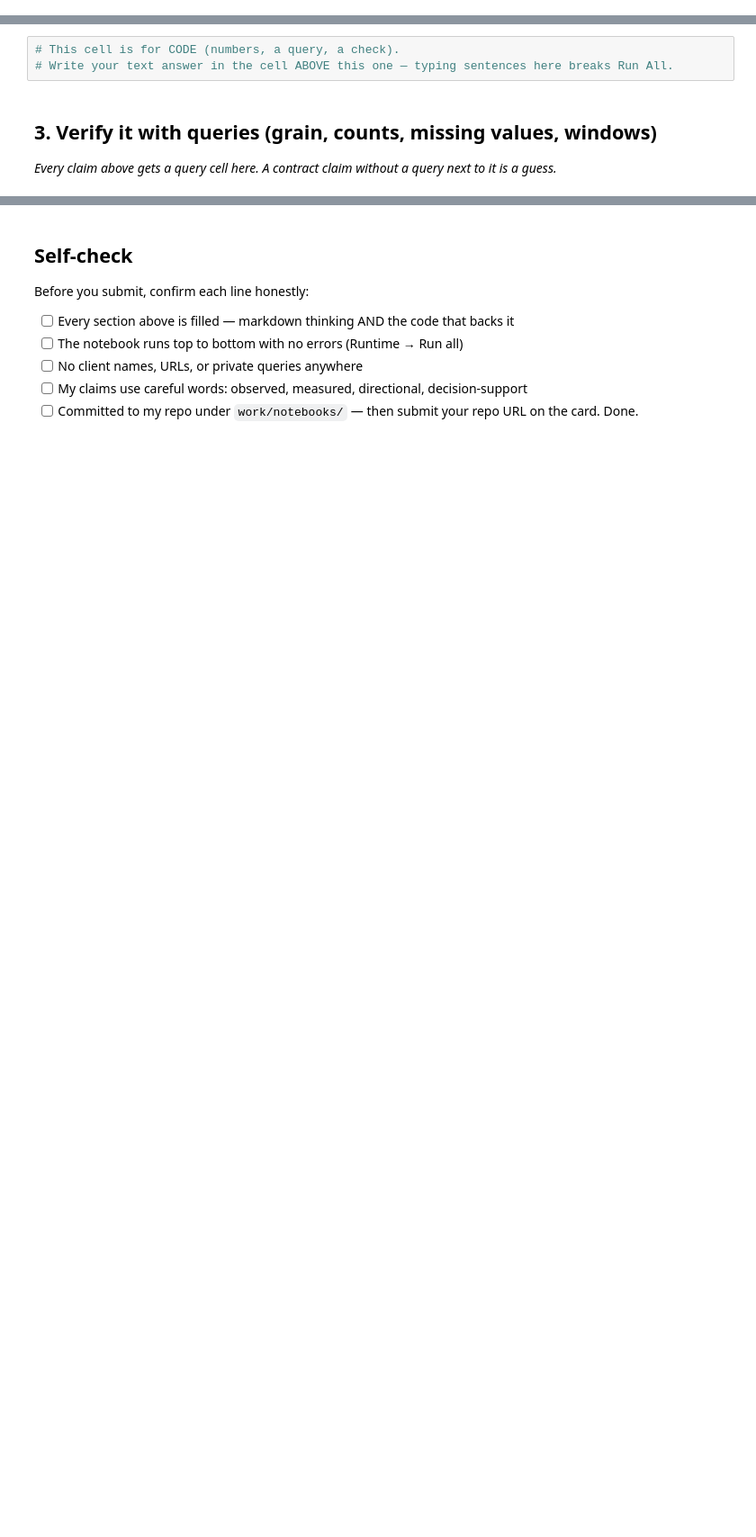
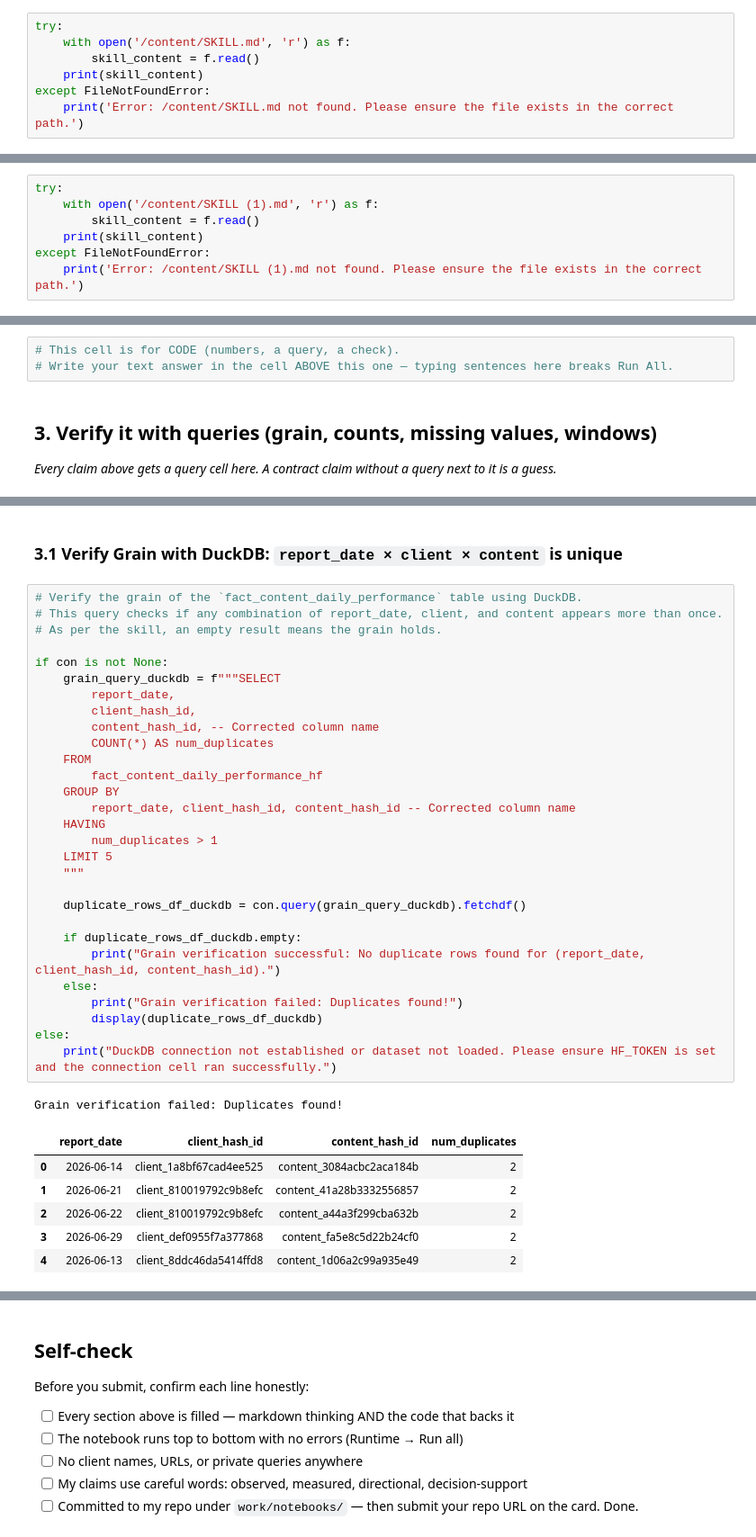
Before and after one commit to shaikhabdullahwaseem17-byte/vigilant-meme, a Jupyter notebook: work/notebooks/w03_data_contract.ipynb, the cells around one changed output, grey strips where cells are left out. Shown at 90% size. Saved outputs shown, nothing was run; the diff lists cells and outputs as text; blank space fills up the shorter version.

```diff
--- a/work/notebooks/w03_data_contract.ipynb
+++ b/work/notebooks/w03_data_contract.ipynb
@@ -12,0 +38,7 @@ This skeleton is yours to fill. Work the sections **in order** — each one has
+# %%
+try:
+    with open('/content/SKILL.md', 'r') as f:
+        skill_content = f.read()
+    print(skill_content)
+except FileNotFoundError:
+    print('Error: /content/SKILL.md not found. Please ensure the file exists in the correct path.')
@@ -12,0 +65,7 @@ This skeleton is yours to fill. Work the sections **in order** — each one has
+# %%
+try:
+    with open('/content/SKILL (1).md', 'r') as f:
+        skill_content = f.read()
+    print(skill_content)
+except FileNotFoundError:
+    print('Error: /content/SKILL (1).md not found. Please ensure the file exists in the correct path.')
@@ -36,0 +244,39 @@ This skeleton is yours to fill. Work the sections **in order** — each one has
+# %% [markdown]
+### 3.1 Verify Grain with DuckDB: `report_date × client × content` is unique
+# %%
+# Verify the grain of the `fact_content_daily_performance` table using DuckDB.
+# This query checks if any combination of report_date, client, and content appears more than once.
+# As per the skill, an empty result means the grain holds.
+
+if con is not None:
+    grain_query_duckdb = f"""SELECT
+        report_date,
+        client_hash_id,
+        content_hash_id, -- Corrected column name
+        COUNT(*) AS num_duplicates
+    FROM
+        fact_content_daily_performance_hf
+    GROUP BY
+        report_date, client_hash_id, content_hash_id -- Corrected column name
+    HAVING
+        num_duplicates > 1
+    LIMIT 5
+    """
+
+    duplicate_rows_df_duckdb = con.query(grain_query_duckdb).fetchdf()
+
+    if duplicate_rows_df_duckdb.empty:
+        print("Grain verification successful: No duplicate rows found for (report_date, client_hash_id, content_hash_id).")
+    else:
+        print("Grain verification failed: Duplicates found!")
+        display(duplicate_rows_df_duckdb)
+else:
+    print("DuckDB connection not established or dataset not loaded. Please ensure HF_TOKEN is set and the connection cell ran successfully.")
+# %% [output]
+Grain verification failed: Duplicates found!
+|  | report_date | client_hash_id | content_hash_id | num_duplicates |
+| 0 | 2026-06-14 | client_1a8bf67cad4ee525 | content_3084acbc2aca184b | 2 |
+| 1 | 2026-06-21 | client_810019792c9b8efc | content_41a28b3332556857 | 2 |
+| 2 | 2026-06-22 | client_810019792c9b8efc | content_a44a3f299cba632b | 2 |
+| 3 | 2026-06-29 | client_def0955f7a377868 | content_fa5e8c5d22b24cf0 | 2 |
+| 4 | 2026-06-13 | client_8ddc46da5414ffd8 | content_1d06a2c99a935e49 | 2 |
```
Also changed, not shown: parts of 25 cells of this notebook.
